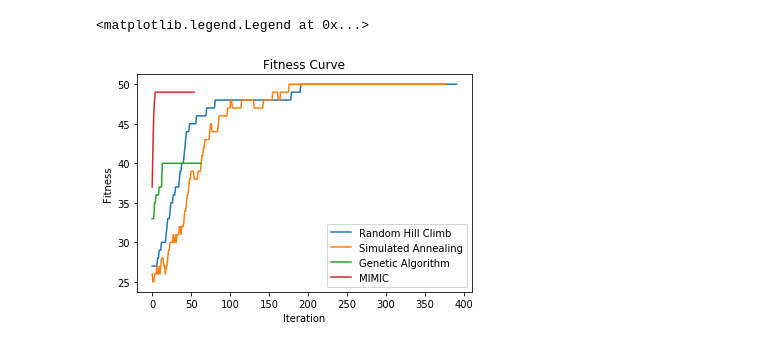
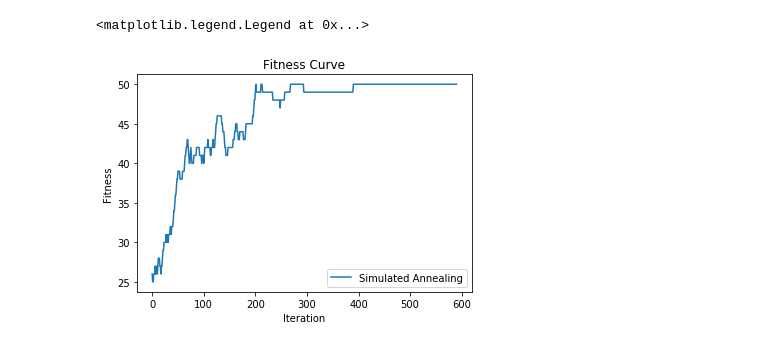
Before and after one commit to 6r0k3d/ml-intro-redux, a Jupyter notebook: project2/OneMax.ipynb, the cells around one changed output. Cells and saved outputs as stored; diff of their text form; code cells hidden in the pictures.

```diff
--- a/project2/OneMax.ipynb
+++ b/project2/OneMax.ipynb
@@ -27,3 +50,20 @@ best_state, best_fitness, sa_curve = mlrose.simulated_annealing(problem,
+# %%
+schedule = mlrose.ExpDecay()
+best_state, best_fitness, sa_curve = mlrose.simulated_annealing(problem,
+                                                      schedule=schedule,
+                                                      max_attempts = 200,
+                                                      max_iters = 1000,
+                                                      curve=True,
+                                                      random_state = 1)
+# %%
+plt.title("Fitness Curve")
+plt.xlabel("Iteration")
+plt.ylabel("Fitness")
+plt.plot(range(len(sa_curve)), sa_curve, label="Simulated Annealing")
+plt.legend(loc='best')
+# %% [output]
+<matplotlib.legend.Legend at 0x...>
+[figure, added]
 # %%
 best_state, best_fitness, ga_curve = mlrose.genetic_alg(problem,
                                                       pop_size=200,
@@ -41,26 +81,3 @@ best_state, best_fitness, mm_curve = mlrose.mimic(problem,
                                                       curve=True,
                                                       random_state = 1,
                                                       fast_mimic=True)
-# %%
-plt.title("Fitness Curve")
-plt.xlabel("Iteration")20. 20. 20. 20. 20. 20. 20. 20. 20. 20. 20.
- 20. 20. 20. 20. 20. 20. 20. 20. 20. 20. 20. 20. 20. 20. 20. 20. 20. 20.
- 20. 20. 20. 20. 20. 20. 20. 20. 20. 20. 20. 20. 20. 20. 20. 20. 20. 20.
- 20. 20. 20. 20. 20. 20. 20. 20. 20. 20. 20. 20. 20. 20. 20. 20. 20. 20.
- 20. 20. 20. 20. 20. 20. 20. 20. 20. 20. 20. 20. 20. 20. 20. 20. 20. 20.
- 20. 20. 20. 20. 20. 20. 20. 20. 20. 20. 20. 20. 20. 20. 20. 20. 20. 20.
- 20. 20. 20. 20. 20. 20. 20. 20. 20. 20. 20. 20. 20. 20. 20. 20. 20. 20.
- 20. 20. 20. 20. 20. 20. 20. 20. 20. 20. 20. 20. 20. 20. 20. 20. 20. 20.
- 20. 20. 20. 20. 20. 20. 20. 20. 20. 20. 20. 20. 20. 20. 20. 20. 20. 20.
- 20. 20. 20. 20. 20. 20. 20. 20. 20. 20. 20. 20. 20. 20. 20. 20. 20. 20.
- 20. 20. 20. 20. 20. 20. 20. 20. 20. 20. 20. 20. 20. 20. 20. 20. 20. 20.
- 20. 20. 20. 20. 20. 20. 20. 20. 20. 20.
-plt.ylabel("Fitness")
-plt.plot(range(len(rhc_curve)), rhc_curve, label="Random Hill Climb")
-plt.plot(range(len(sa_curve)), sa_curve, label="Simulated Annealing")
-plt.plot(range(len(ga_curve)), ga_curve, label="Genetic Algorithm")
-plt.plot(range(len(mm_curve)), mm_curve, label="MIMIC")
-plt.legend(loc='best')
-# %% [output]
-<matplotlib.legend.Legend at 0x...>
-[figure, removed]
```
Also changed, not shown: parts of 16 cells of this notebook, 5 other files.
